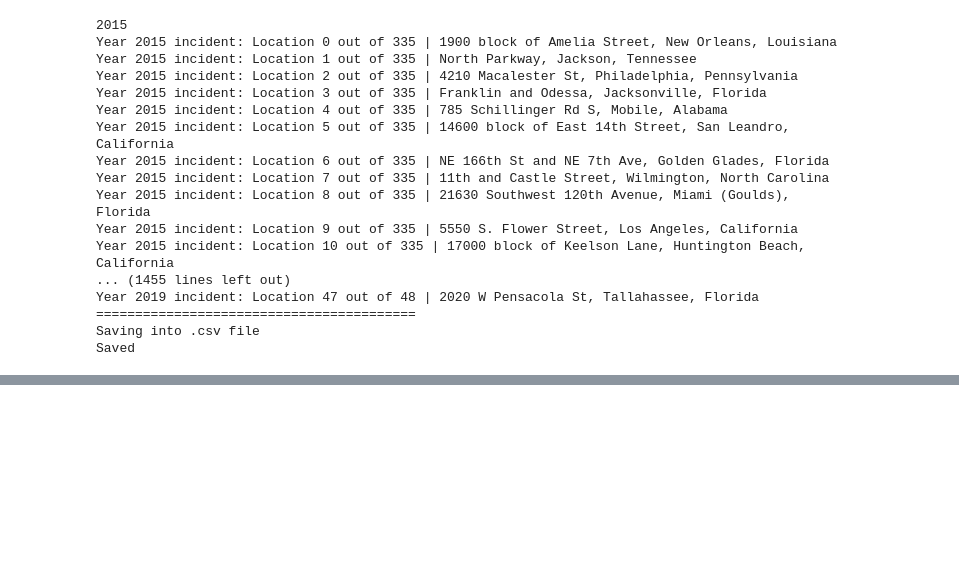
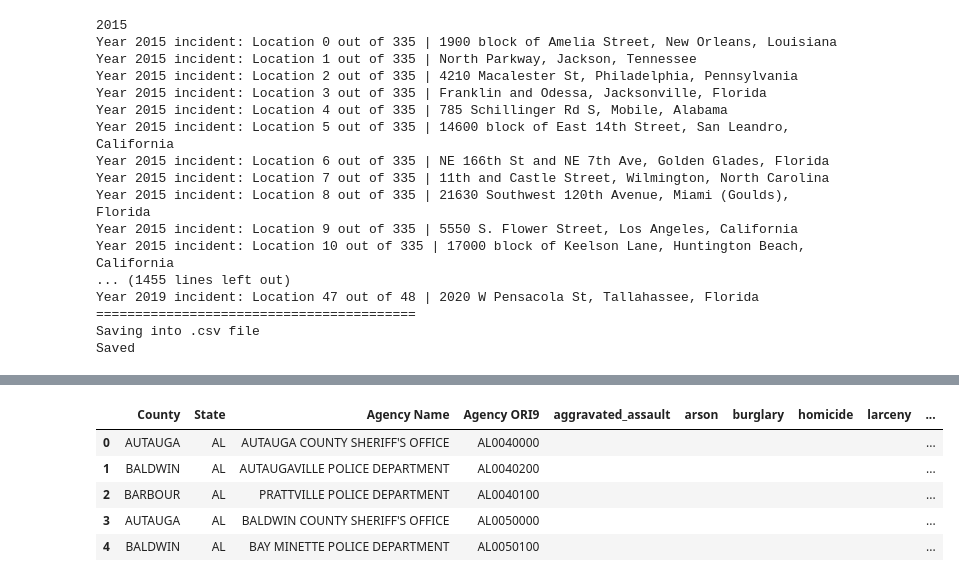
Before and after one commit to gilbertduenas/Data_Viz_Project, a Jupyter notebook: crime_insurance_data/crime_data.ipynb, the cells around one changed output, grey strips where cells are left out. Drawn from its saved outputs; the diff is of its cells as text; code cells hidden in the pictures; blank space fills up the shorter version.

```diff
--- a/crime_insurance_data/crime_data.ipynb
+++ b/crime_insurance_data/crime_data.ipynb
@@ -135,0 +200,21 @@ Saved
+# %%
+# agencies_df.to_csv (f'data/agencies.csv', index = None, header=True)
+agencies_df['aggravated_assault'] = ''
+agencies_df['arson'] = ''
+agencies_df['burglary'] = ''
+agencies_df['homicide'] = ''
+agencies_df['larceny'] = ''
+agencies_df['motor_vehicle_theft'] = ''
+agencies_df['property_crime'] = ''
+agencies_df['rape_legacy'] = ''
+agencies_df['rape_revised'] = ''
+agencies_df['robbery'] = ''
+agencies_df['violent_crime'] = ''
+agencies_df.head()
+# %% [output]
+|  | County | State | Agency Name | Agency ORI9 | aggravated_assault | arson | burglary | homicide | larceny | ... |
+| 0 | AUTAUGA | AL | AUTAUGA COUNTY SHERIFF'S OFFICE | AL0040000 |  |  |  |  |  | ... |
+| 1 | BALDWIN | AL | AUTAUGAVILLE POLICE DEPARTMENT | AL0040200 |  |  |  |  |  | ... |
+| 2 | BARBOUR | AL | PRATTVILLE POLICE DEPARTMENT | AL0040100 |  |  |  |  |  | ... |
+| 3 | AUTAUGA | AL | BALDWIN COUNTY SHERIFF'S OFFICE | AL0050000 |  |  |  |  |  | ... |
+| 4 | BALDWIN | AL | BAY MINETTE POLICE DEPARTMENT | AL0050100 |  |  |  |  |  | ... |
```
Also changed, not shown: parts of 6 cells of this notebook, 4 other files.
